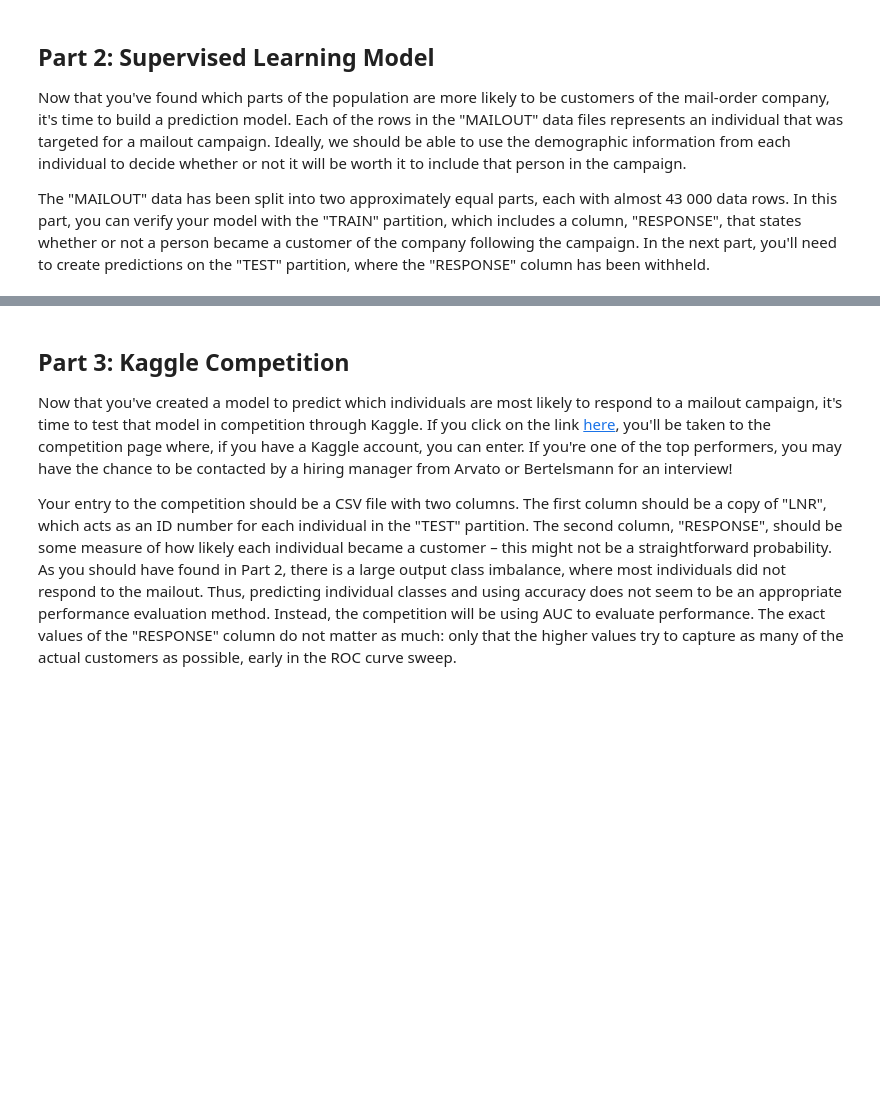
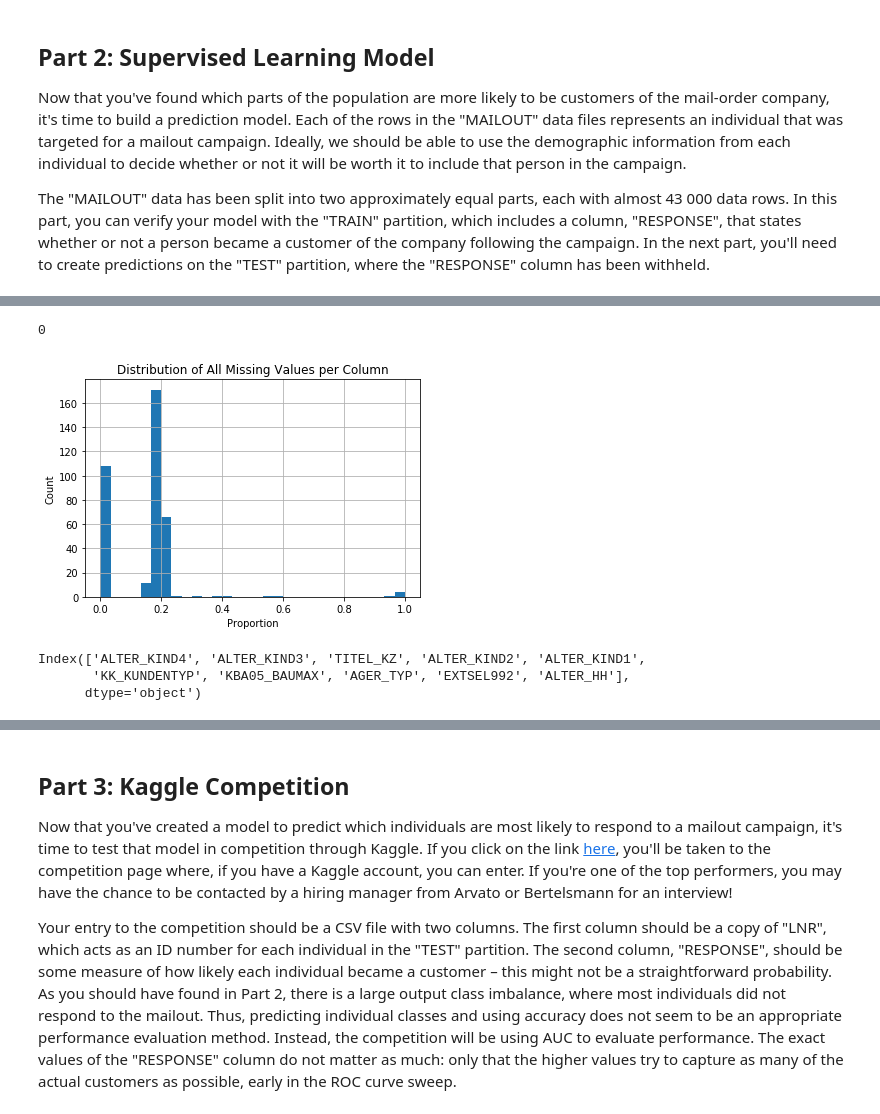
Before and after one commit to xueweiyema/ArvatoProject, a Jupyter notebook: Arvato Project Workbook.ipynb, the cells around one changed output, grey strips where cells are left out. Saved outputs shown, nothing was run; the diff lists cells and outputs as text; code cells hidden in the pictures; blank space fills up the shorter version.

```diff
--- a/Arvato Project Workbook.ipynb
+++ b/Arvato Project Workbook.ipynb
@@ -1051,0 +1345,24 @@ FileNotFoundError: File b'../../data/Term2/capstone/arvato_data/Udacity_MAILOUT_
+# %%
+print(mailout_train['RESPONSE'].isnull().sum())
+# %% [output]
+0
+# %%
+mailout_train=unknown2missing(mailout_train)
+# %%
+# drop the missing data
+# deal with columns
+col_null=(mailout_train.isnull().sum()/len(mailout_train)).sort_values(ascending=False)
+col_null.hist(bins=30)
+plt.xlabel('Proportion')
+plt.ylabel('Count')
+plt.title('Distribution of All Missing Values per Column');
+# %% [output]
+[figure, added]
+# %%
+#remove the features that has over 30% missing rate
+remove_mailout_train_features=col_null[col_null>0.3].index
+print(remove_mailout_train_features)
+# %% [output]
+Index(['ALTER_KIND4', 'ALTER_KIND3', 'TITEL_KZ', 'ALTER_KIND2', 'ALTER_KIND1',
+       'KK_KUNDENTYP', 'KBA05_BAUMAX', 'AGER_TYP', 'EXTSEL992', 'ALTER_HH'],
+      dtype='object')
```
Also changed, not shown: parts of 142 cells of this notebook, 17 other files.
